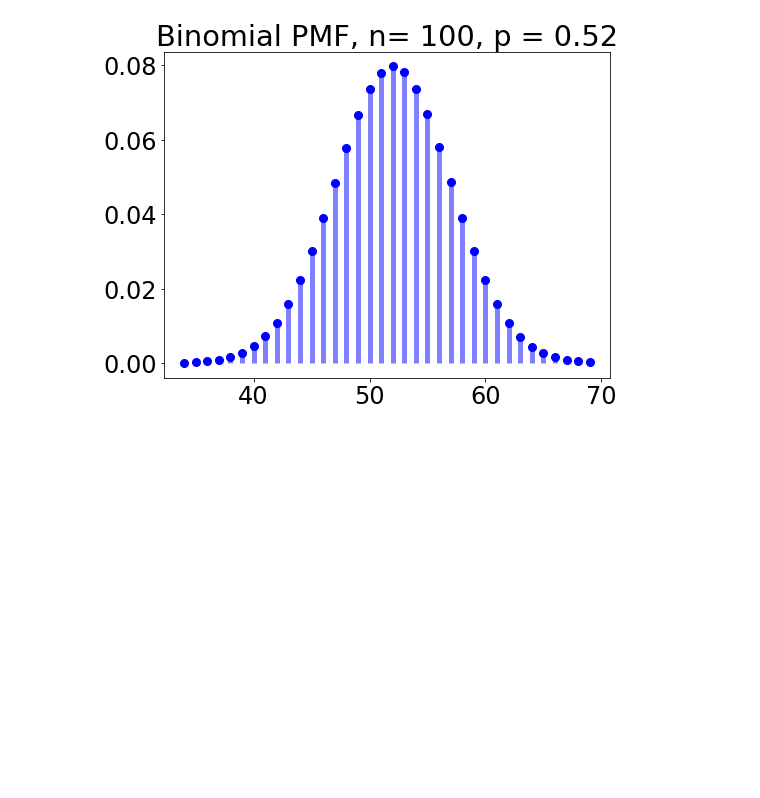
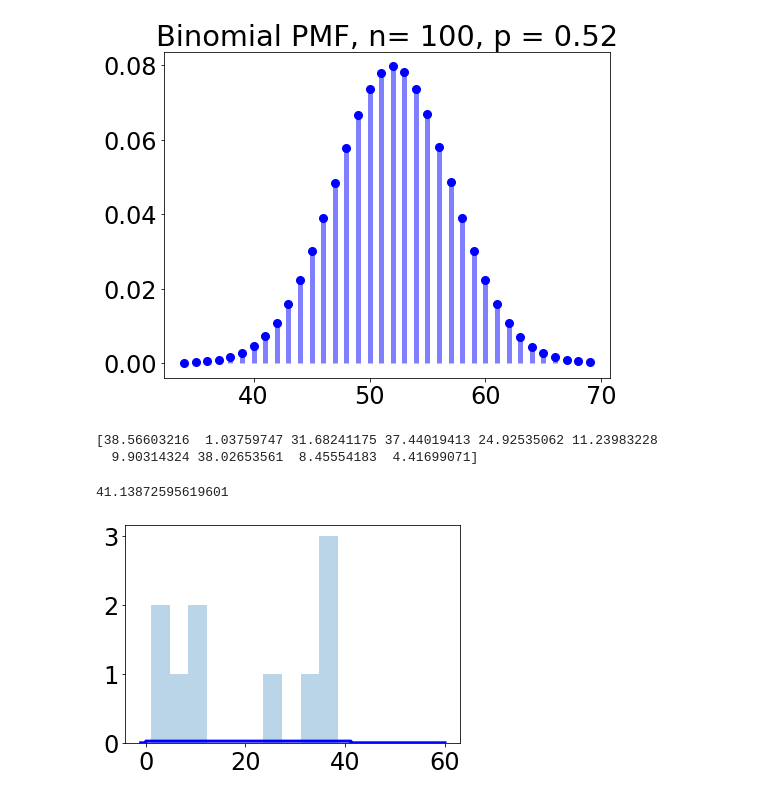
Before and after one commit to EdwardPlata/66daysofdata_2021, a Jupyter notebook: Probability_Week/Day_11/Sampling_estimation_lec.ipynb, the cells around one changed output. Saved outputs shown, nothing was run; the diff lists cells and outputs as text; code cells hidden in the pictures; blank space fills up the shorter version.

```diff
--- a/Probability_Week/Day_11/Sampling_estimation_lec.ipynb
+++ b/Probability_Week/Day_11/Sampling_estimation_lec.ipynb
@@ -59,3 +59,22 @@ ax.set_title("Binomial PMF, n= 100, p = 0.52")
 # %% [output]
 Text(0.5, 1.0, 'Binomial PMF, n= 100, p = 0.52')
 [figure]
+# %%
+uniform_dist = stats.uniform(0,50)
+data = uniform_dist.rvs(10,random_state = 10)
+print(data)
+# %% [output]
+[38.56603216  1.03759747 31.68241175 37.44019413 24.92535062 11.23983228
+  9.90314324 38.02653561  8.45554183  4.41699071]
+# %%
+xbar = np.mean(data)
+2*xbar
+# %% [output]
+41.13872595619601
+# %%
+unif = stats.uniform(0,2*xbar)
+plt.hist(data,alpha = 0.3)
+x = np.linspace(-1,60,1000)
+plt.plot(x, unif.pdf(x),'b',linewidth = 3);
+# %% [output]
+[figure, added]
```
Also changed, not shown: parts of 2 cells of this notebook.
